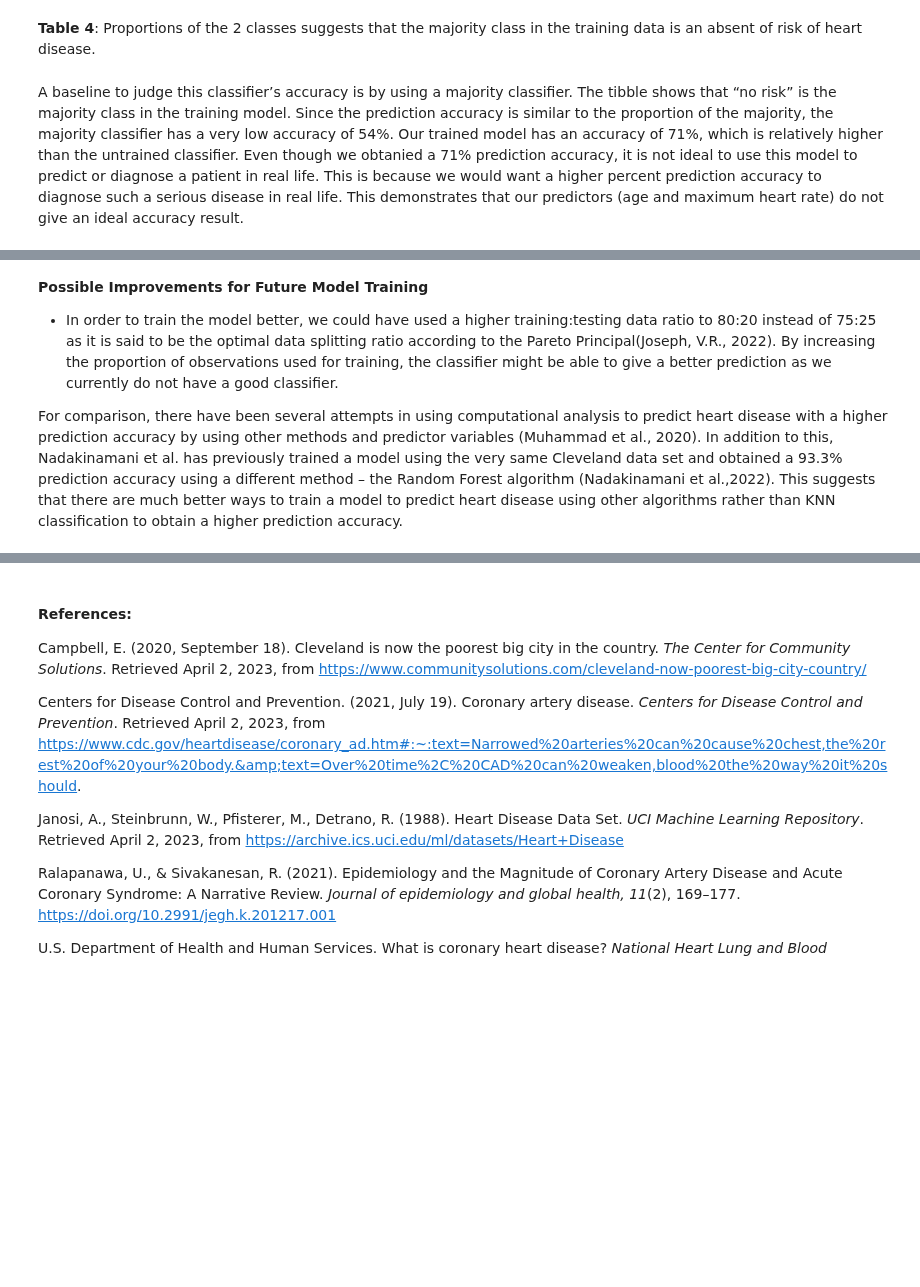
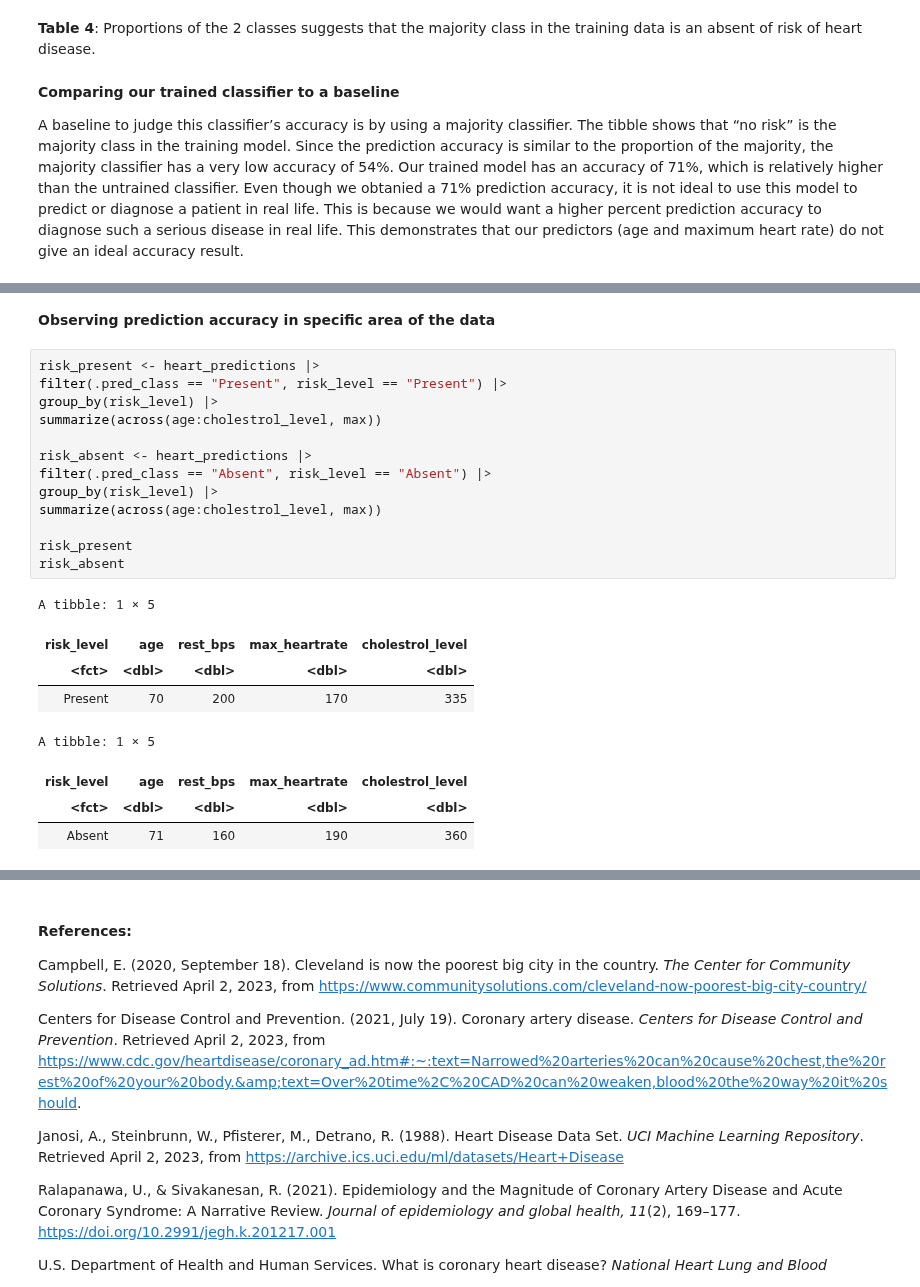
Before and after one commit to samdang03/DSCI-100_2022w2-Group-006, a Jupyter notebook: DCSI100-Final Project Report.ipynb, the cells around one changed output, grey strips where cells are left out. Cells and saved outputs as stored; diff of their text form; blank space fills up the shorter version.

Commit message:
Tables for accurate predictions in discussion

```diff
--- a/DCSI100-Final Project Report.ipynb
+++ b/DCSI100-Final Project Report.ipynb
@@ -359,6 +359,8 @@ A tibble: 2 × 3
 # %% [markdown]
 **Table 4**: Proportions of the 2 classes suggests that the majority class in the training data is an absent of risk of heart disease.
 # %% [markdown]
+**Comparing our trained classifier to a baseline**
+
 A baseline to judge this classifier’s accuracy is by using a majority classifier. The tibble shows that “no risk” is the majority class in the training model. Since the prediction accuracy is similar to the proportion of the majority, the majority classifier has a very low accuracy of 54%. Our trained model has an accuracy of 71%, which is relatively higher than the untrained classifier.
 Even though we obtanied a 71% prediction accuracy, it is not ideal to use this model to predict or diagnose a patient in real life. This is because we would want a higher percent prediction accuracy to diagnose such a serious disease in real life. This demonstrates that our predictors (age and maximum heart rate) do not give an ideal accuracy result.
 # %% [markdown]
@@ -366,8 +369,27 @@ Even though we obtanied a 71% prediction accuracy, it is not ideal to use this m
 In comparison to the accurcy prediction while choosing an optimal K value, the trained model obtained a very similar prediction accuracy. The peak of the graph shows maximum accuracy using K = 23 or 24 gives an accuracy of 72-73% as shown in **Figrue 3**. We were able to obtain a very similar optimal result.
 We also created an extended K value plot where the range of the X axis was not limited to 30, we found another high peak when K = 69. However, we did not use that value as 69 is a relatively high number compared to the observation available in the training data set. Using a K value of 69 means each prediction of a new observation will take in conseration almost 1/3 of all obervations; this will lead to underfitting.
 Due to the immense fluctuaton in K value and prediction accuracy, this suggests the predictor variables chosen could be improved. In a more ideal scenario, the values close to the optimal K should not fluctuate as much as we observed in **Figure 3**. Changing K values by a slight amount should maintain prediction accuracy at a relatively similar percent.
-# %% [markdown]
-**Possible Improvements for Future Model Training**
-* In order to train the model better, we could have used a higher training:testing data ratio to 80:20 instead of 75:25 as it is said to be the optimal data splitting ratio according to the Pareto Principal(Joseph, V.R., 2022). By increasing the proportion of observations used for training, the classifier might be able to give a better prediction as we currently do not have a good classifier.
-
-For comparison, there have been several attempts in using computational analysis to predict heart disease with a higher prediction accuracy by using other methods and predictor variables (Muhammad et al., 2020). In addition to this, Nadakinamani et al. has previously trained a model using the very same Cleveland data set and obtained a 93.3% prediction accuracy using a different method – the Random Forest algorithm (Nadakinamani et al.,2022). This suggests that there are much better ways to train a model to predict heart disease using other algorithms rather than KNN classification to obtain a higher prediction accuracy.
+# %% [markdown]
+**Observing prediction accuracy in specific area of the data**
+# %%
+risk_present <- heart_predictions |>
+filter(.pred_class == "Present", risk_level == "Present") |>
+group_by(risk_level) |>
+summarize(across(age:cholestrol_level, max))
+
+risk_absent <- heart_predictions |>
+filter(.pred_class == "Absent", risk_level == "Absent") |>
+group_by(risk_level) |>
+summarize(across(age:cholestrol_level, max))
+
+risk_present
+risk_absent
+# %% [output]
+A tibble: 1 × 5
+| risk_level | age | rest_bps | max_heartrate | cholestrol_level |
+| <fct> | <dbl> | <dbl> | <dbl> | <dbl> |
+| Present | 70 | 200 | 170 | 335 |
+A tibble: 1 × 5
+| risk_level | age | rest_bps | max_heartrate | cholestrol_level |
+| <fct> | <dbl> | <dbl> | <dbl> | <dbl> |
+| Absent | 71 | 160 | 190 | 360 |
```
Also changed, not shown: parts of 1 cell of this notebook.
